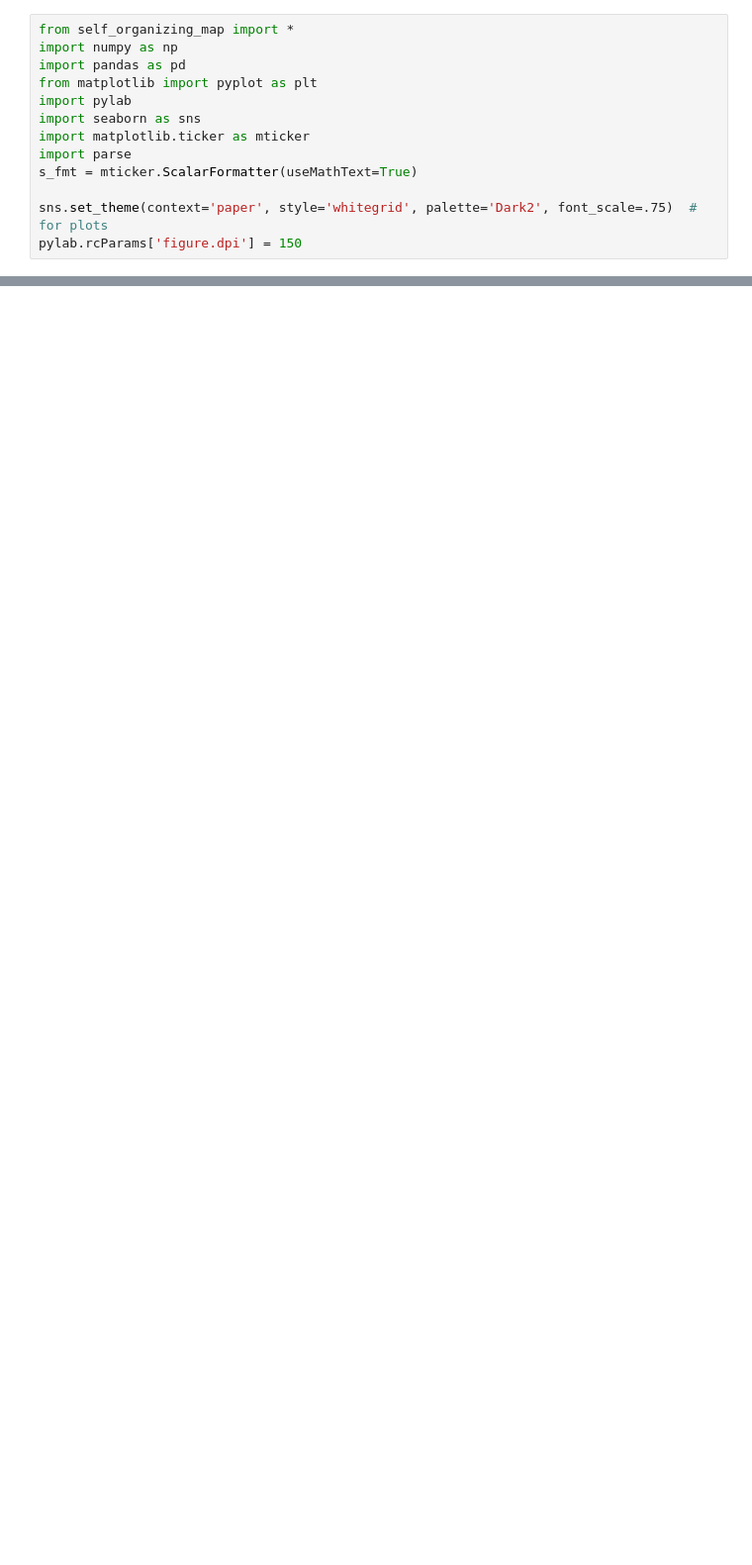
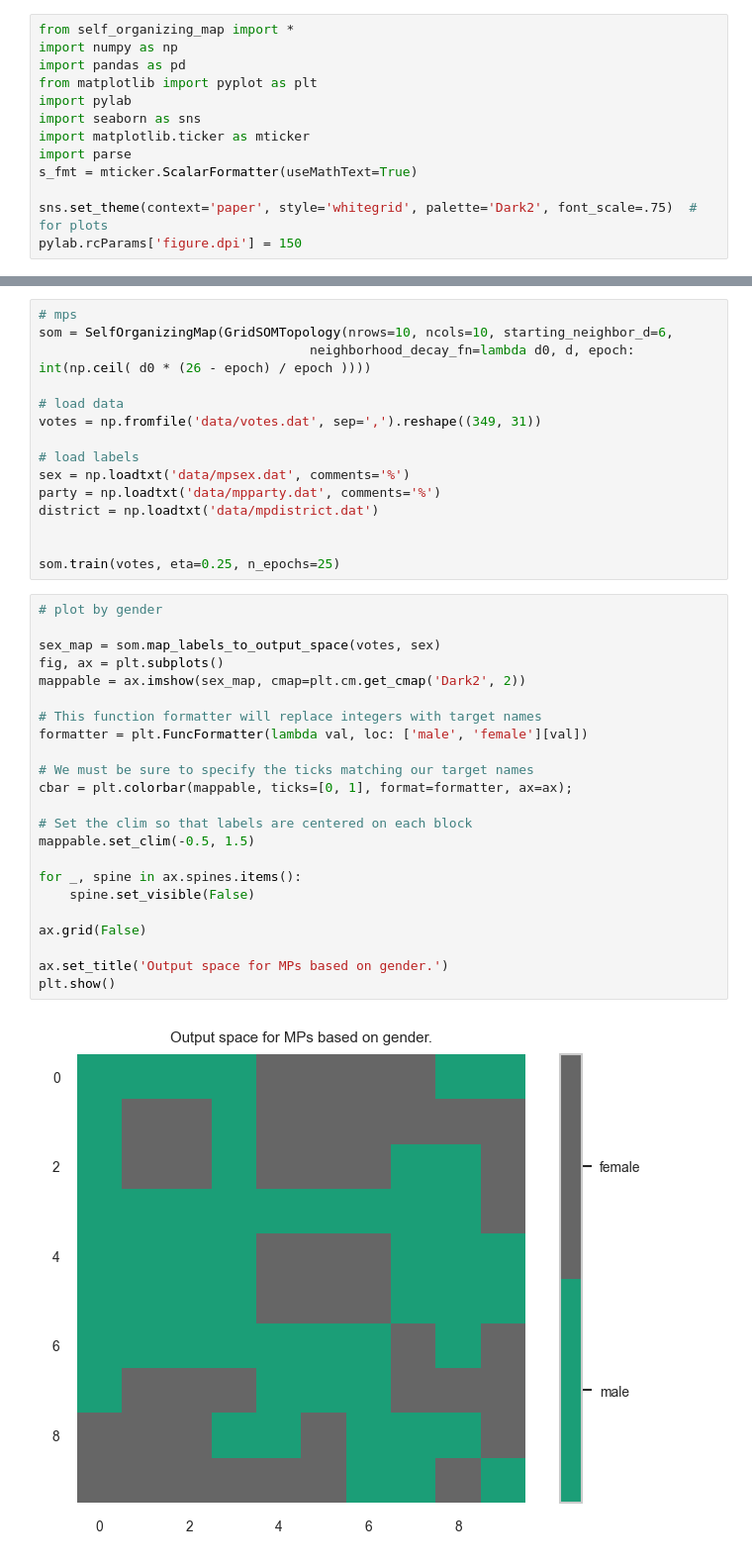
Before and after one commit to molguin92/ANNDA_HT20_LAB2, a Jupyter notebook: part2.ipynb, the cells around one changed output, grey strips where cells are left out. Shown: that part at 99% size. Saved outputs shown, nothing was run; the diff lists cells and outputs as text; blank space fills up the shorter version.

```diff
--- a/part2.ipynb
+++ b/part2.ipynb
@@ -109,0 +110,40 @@ City coords:
+# %%
+# mps
+som = SelfOrganizingMap(GridSOMTopology(nrows=10, ncols=10, starting_neighbor_d=6,
+                                   neighborhood_decay_fn=lambda d0, d, epoch: int(np.ceil( d0 * (26 - epoch) / epoch ))))
+
+# load data
+votes = np.fromfile('data/votes.dat', sep=',').reshape((349, 31))
+
+# load labels
+sex = np.loadtxt('data/mpsex.dat', comments='%')
+party = np.loadtxt('data/mpparty.dat', comments='%')
+district = np.loadtxt('data/mpdistrict.dat')
+
+
+som.train(votes, eta=0.25, n_epochs=25)
+# %%
+# plot by gender
+
+sex_map = som.map_labels_to_output_space(votes, sex)
+fig, ax = plt.subplots()
+mappable = ax.imshow(sex_map, cmap=plt.cm.get_cmap('Dark2', 2))
+
+# This function formatter will replace integers with target names
+formatter = plt.FuncFormatter(lambda val, loc: ['male', 'female'][val])
+
+# We must be sure to specify the ticks matching our target names
+cbar = plt.colorbar(mappable, ticks=[0, 1], format=formatter, ax=ax);
+
+# Set the clim so that labels are centered on each block
+mappable.set_clim(-0.5, 1.5)
+
+for _, spine in ax.spines.items():
+    spine.set_visible(False)
+
+ax.grid(False)
+
+ax.set_title('Output space for MPs based on gender.')
+plt.show()
+# %% [output]
+[figure, added]
```
Also changed, not shown: parts of 4 cells of this notebook, 2 other files.
